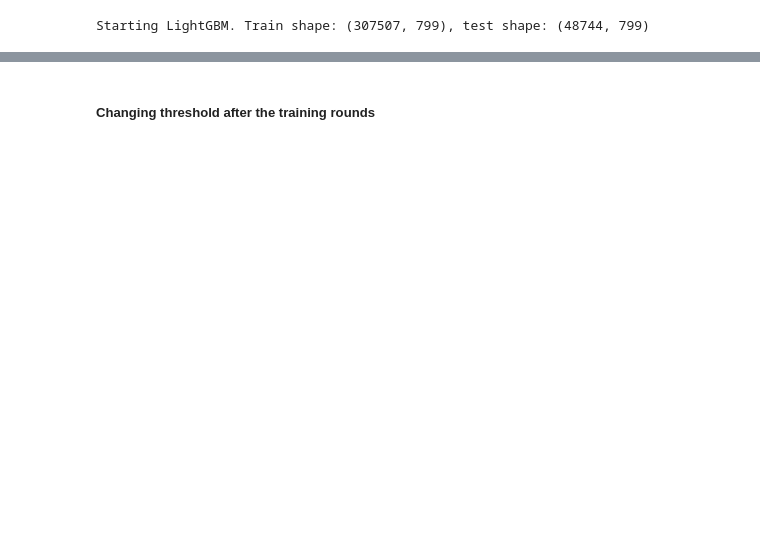
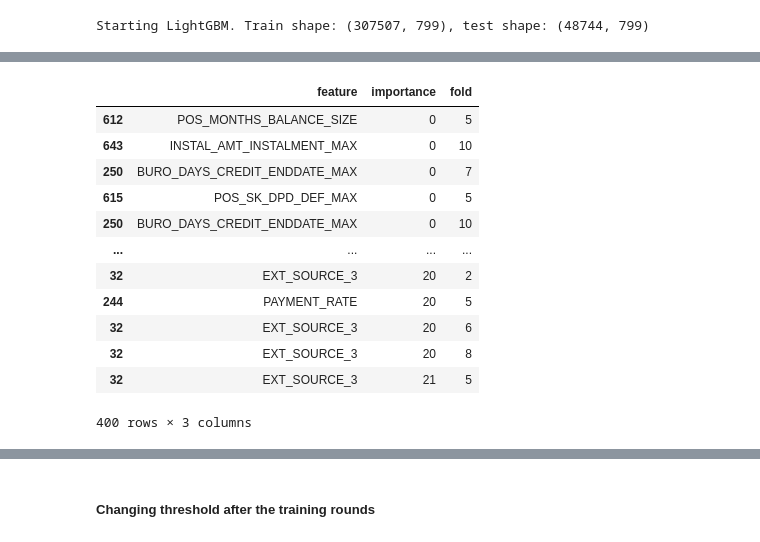
Before and after one commit to lauraamy/projet7_pretdepenser, a Jupyter notebook: projet7_mymodels2.ipynb, the cells around one changed output, grey strips where cells are left out. Drawn from its saved outputs; the diff is of its cells as text; code cells hidden in the pictures; blank space fills up the shorter version.

```diff
--- a/projet7_mymodels2.ipynb
+++ b/projet7_mymodels2.ipynb
@@ -859,0 +603,3 @@ array([[28066,   231],
+# %%
+cols = feature_importance_df[["feature", "importance"]].groupby("feature").mean().sort_values(by="importance", ascending=False)[:40].index
+cols
@@ -859,0 +625,17 @@ array([[28066,   231],
+# %%
+#best_features =
+feature_importance_df.loc[feature_importance_df.feature.isin(cols)].sort_values(by = 'importance')
+# %% [output]
+|  | feature | importance | fold |
+| 612 | POS_MONTHS_BALANCE_SIZE | 0 | 5 |
+| 643 | INSTAL_AMT_INSTALMENT_MAX | 0 | 10 |
+| 250 | BURO_DAYS_CREDIT_ENDDATE_MAX | 0 | 7 |
+| 615 | POS_SK_DPD_DEF_MAX | 0 | 5 |
+| 250 | BURO_DAYS_CREDIT_ENDDATE_MAX | 0 | 10 |
+| ... | ... | ... | ... |
+| 32 | EXT_SOURCE_3 | 20 | 2 |
+| 244 | PAYMENT_RATE | 20 | 5 |
+| 32 | EXT_SOURCE_3 | 20 | 6 |
+| 32 | EXT_SOURCE_3 | 20 | 8 |
+| 32 | EXT_SOURCE_3 | 21 | 5 |
+400 rows × 3 columns
```
Also changed, not shown: parts of 118 cells of this notebook, 10 other files.
